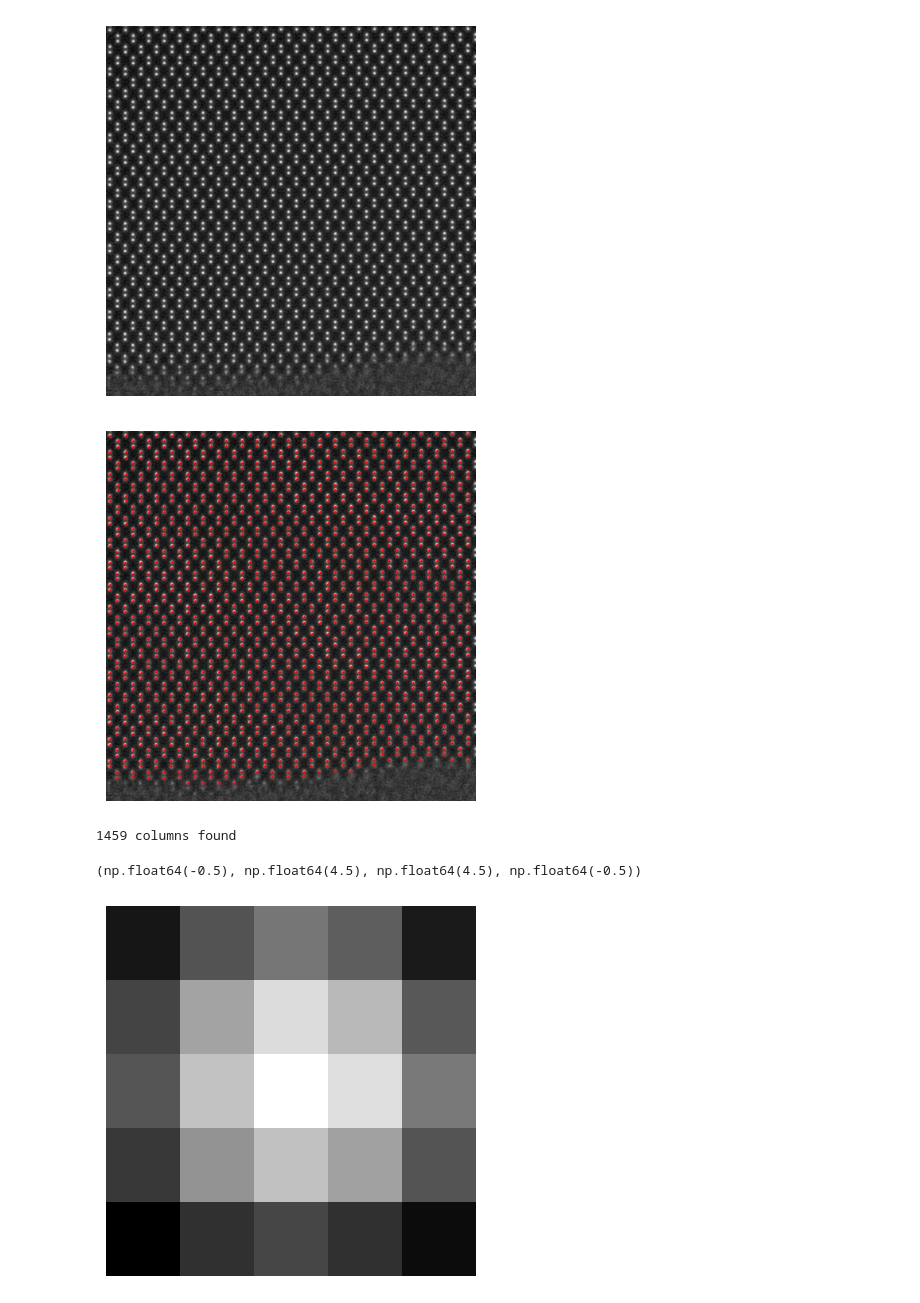
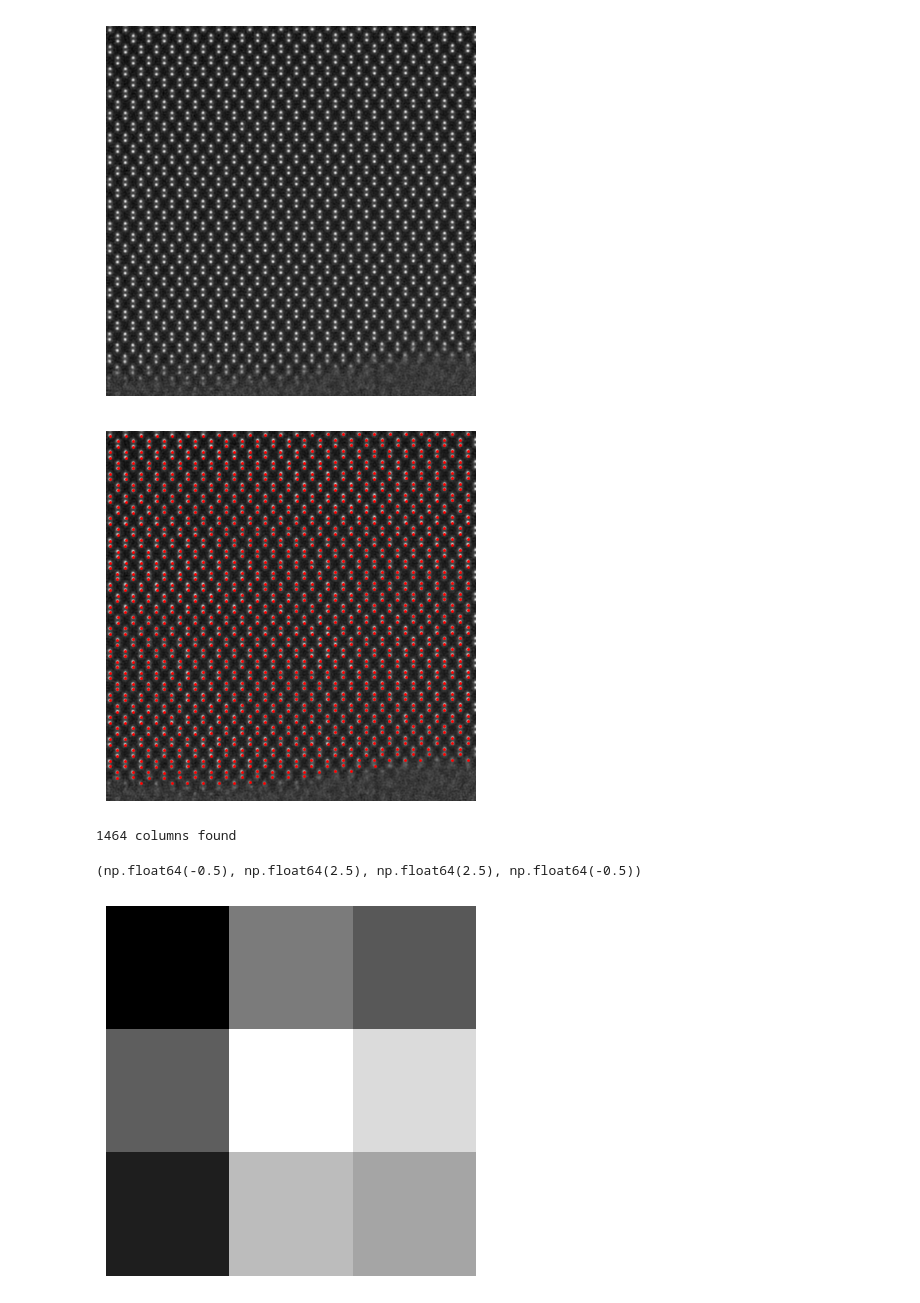
Before and after one commit to c-sooyoung/lemon-sandbox, a Jupyter notebook: 260721-atomic-column-thickness/260721.ipynb, the cells around one changed output. Saved outputs shown, nothing was run; the diff lists cells and outputs as text; code cells hidden in the pictures.

```diff
--- a/260721-atomic-column-thickness/260721.ipynb
+++ b/260721-atomic-column-thickness/260721.ipynb
@@ -39,28 +36,25 @@ def fit(f, xdata, ydata, plot=False, **kwargs):
         plt.show()
     return popt, perr, R
 # %%
-Si2V1_full = loadmat('./Si2V1-Niter1000.mat')
-Si5V2_full = loadmat('./Si5V2-Niter1000.mat')
+results = loadmat('./Si2V1-Niter1000.mat')
+# results = loadmat('./Si5V2-Niter1000.mat')
 # %%
-target = Si2V1_full
-
-
-roi = target['p']['object_ROI'][0][0][0]
+roi = results['p']['object_ROI'][0][0][0]
 roix = roi[0].T
 roiy = roi[1]
 
-dz = target['p']['d']
+DZ = results['outputs']['z_distance'].item().item()
 
-recon_object = target['object'][roix, roiy]
+recon_object = results['object'][roix, roiy]
 # %%
-plt.imshow(np.angle(recon_object[:, :, 9]), cmap='gray')
+LAYER = 10
+
+plt.imshow(np.angle(recon_object[:, :, LAYER]), cmap='gray')
 plt.axis('off')
 # %% [output]
 (np.float64(-0.5), np.float64(572.5), np.float64(572.5), np.float64(-0.5))
 [figure]
 # %%
-LAYER = 9
-
 image = np.angle(recon_object[:,:,LAYER])
 
 blurred_image = gaussian_filter(image, 1)
@@ -75,8 +69,8 @@ plt.plot(c0[:, 1], c0[:, 0], 'r.', markersize=2)
 plt.show()
 print(f'{c0.shape[0]} columns found')
 # %% [output]
-[figure, old version]
+[figure, new version]
-1459 columns found
+1464 columns found
 # %%
 # test_it = 100
 # window_dim = 5
@@ -102,15 +96,15 @@ print(f'{c0.shape[0]} columns found')
 # plt.show()
 # print(f'Refined columns')
 # %%
-WINDOW = 2
+WINDOW = 1
 cx, cy = c0[100]
 wx_start, wx_end = cx-WINDOW, cx+WINDOW+1
 wy_start, wy_end = cy-WINDOW, cy+WINDOW+1
 plt.imshow(np.angle(recon_object)[wx_start:wx_end, wy_start:wy_end, LAYER], cmap='gray')
 plt.axis('off')
 # %% [output]
-(np.float64(-0.5), np.float64(4.5), np.float64(4.5), np.float64(-0.5))
+(np.float64(-0.5), np.float64(2.5), np.float64(2.5), np.float64(-0.5))
-[figure, old version]
+[figure, new version]
 # %%
 columns = []
 
```
Also changed, not shown: parts of 9 cells of this notebook.
